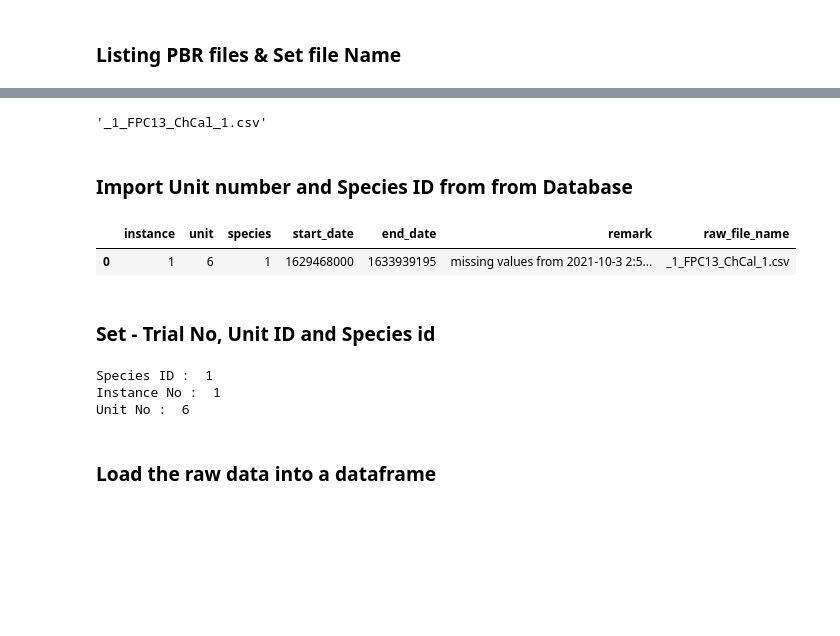
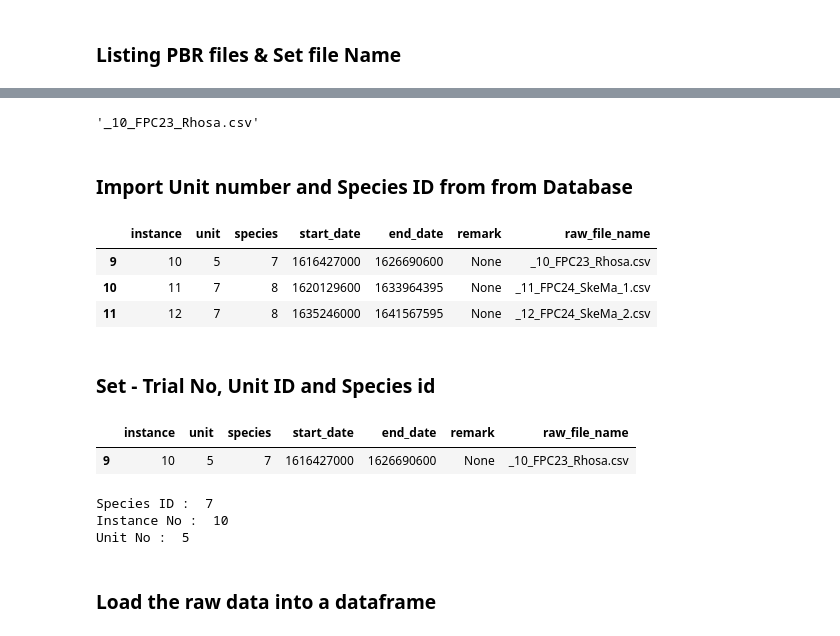
Before and after one commit to janakishyama/ESR_10, a Jupyter notebook: WP1/data_cleaning_DBexport/_2_pbr/2_pbr_dbexport.ipynb, the cells around one changed output, grey strips where cells are left out. Saved outputs shown, nothing was run; the diff lists cells and outputs as text; code cells hidden in the pictures; blank space fills up the shorter version.

Commit message:
pbr_dataCleaning

```diff
--- a/WP1/data_cleaning_DBexport/_2_pbr/2_pbr_dbexport.ipynb
+++ b/WP1/data_cleaning_DBexport/_2_pbr/2_pbr_dbexport.ipynb
@@ -35,10 +39,10 @@ raw_data
  '_8_FPC21_Techu.csv',
  '_9_FPC22_DiaLut.csv']
 # %%
-filename = raw_data[3]
+filename = raw_data[0]
 filename
 # %% [output]
-'_1_FPC13_ChCal_1.csv'
+'_10_FPC23_Rhosa.csv'
 # %% [markdown]
 ### Import Unit number and Species ID from from Database
 # %%
@@ -53,25 +57,31 @@ database_connection = sqlalchemy.create_engine('mariadb+mariadbconnector://{0}:{
 # %%
 # fetch data from tbl_pbr_lookup to data frame
 tbl_lookup = pd.read_sql('SELECT * FROM tbl_pbr_lookup', database_connection)
-tbl_lookup.head(1)
+tbl_lookup.tail(3)
 # %% [output]
 |  | instance | unit | species | start_date | end_date | remark | raw_file_name |
-| 0 | 1 | 6 | 1 | 1629468000 | 1633939195 | missing values from 2021-10-3 2:5... | _1_FPC13_ChCal_1.csv |
+| 9 | 10 | 5 | 7 | 1616427000 | 1626690600 | None | _10_FPC23_Rhosa.csv |
+| 10 | 11 | 7 | 8 | 1620129600 | 1633964395 | None | _11_FPC24_SkeMa_1.csv |
+| 11 | 12 | 7 | 8 | 1635246000 | 1641567595 | None | _12_FPC24_SkeMa_2.csv |
 # %% [markdown]
 ### Set - Trial No, Unit ID and Species id
 # %%
 species_row = tbl_lookup.query('raw_file_name == @filename')
 species_id = int(species_row['species'])
-trail_no = int(species_row['instance'])
+trial_no = int(species_row['instance'])
 unit_id = int(species_row['unit'])
+species_row
+# %% [output]
+|  | instance | unit | species | start_date | end_date | remark | raw_file_name |
+| 9 | 10 | 5 | 7 | 1616427000 | 1626690600 | None | _10_FPC23_Rhosa.csv |
 # %%
 print("Species ID : ", species_id)
-print("Instance No : ", trail_no)
+print("Instance No : ", trial_no)
 print("Unit No : ", unit_id)
 # %% [output]
-Species ID :  1
-Instance No :  1
-Unit No :  6
+Species ID :  7
+Instance No :  10
+Unit No :  5
 # %% [markdown]
 ### Load the raw data into a dataframe
 # %%
```
Also changed, not shown: parts of 25 cells of this notebook, 1 other file.
